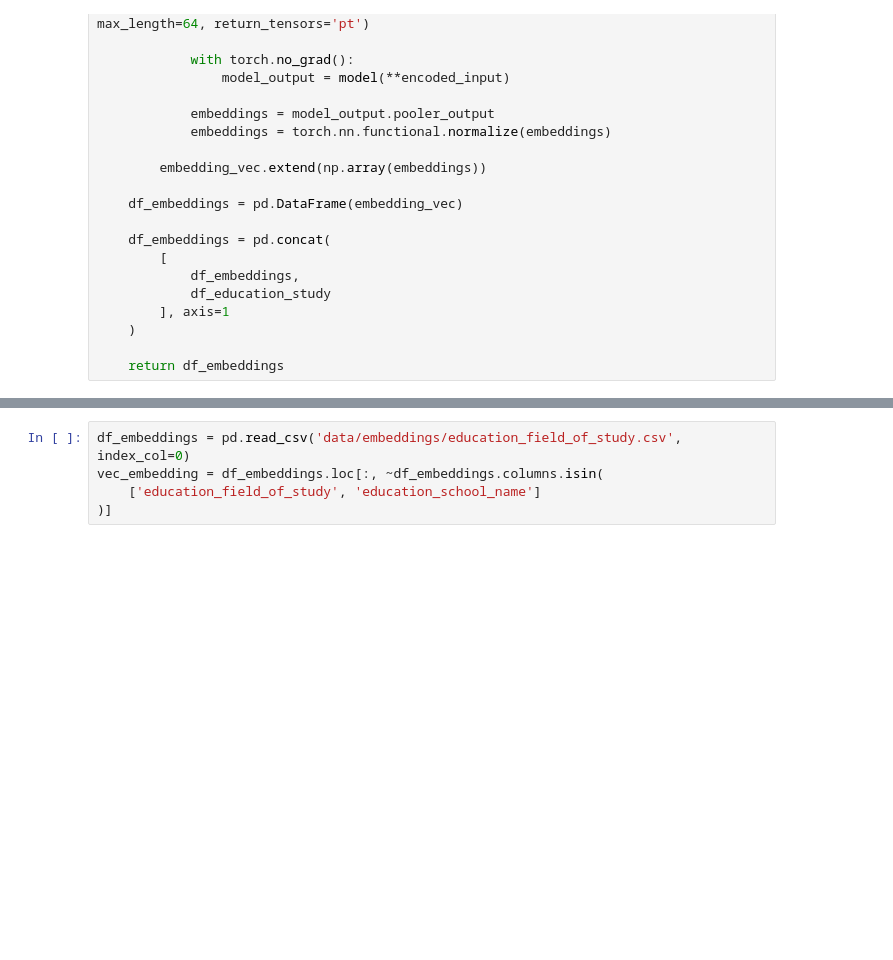
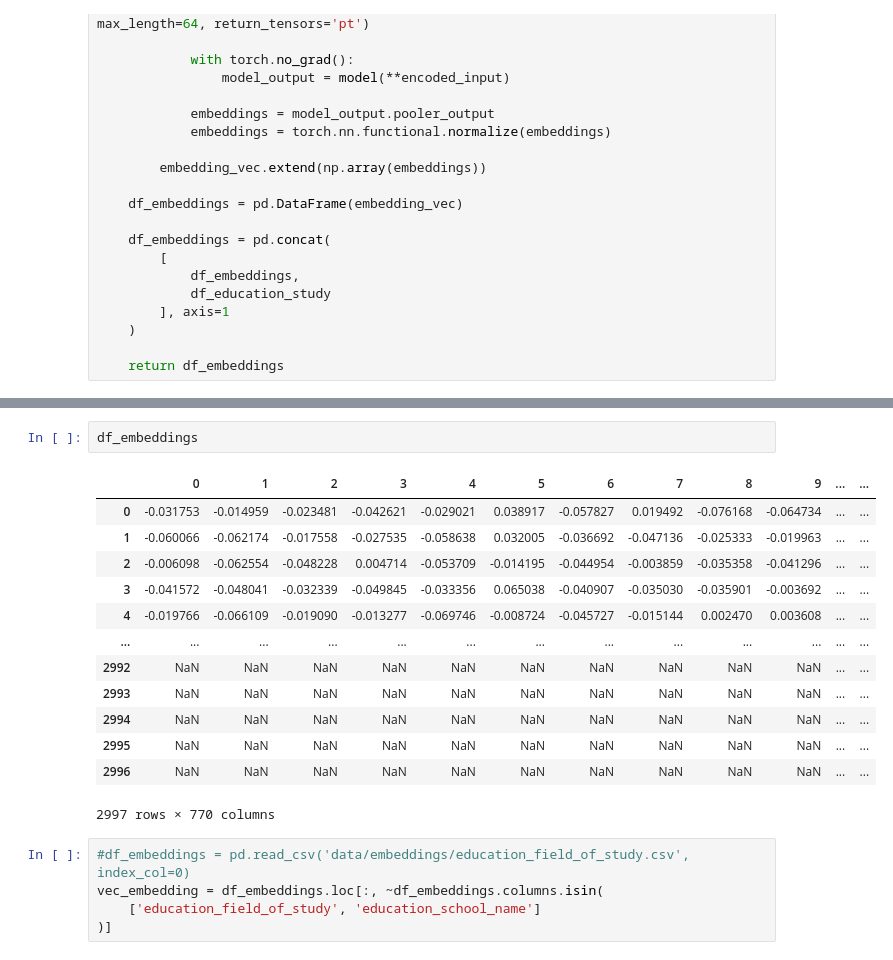
Before and after one commit to Intelligent-Systems-Phystech/2022-Project-vc, a Jupyter notebook: code/data-create_embeddings.ipynb, the cells around one changed output, grey strips where cells are left out. Drawn from its saved outputs; the diff is of its cells as text; blank space fills up the shorter version.

```diff
--- a/code/data-create_embeddings.ipynb
+++ b/code/data-create_embeddings.ipynb
@@ -66,5 +87,21 @@ df_embeddings.to_csv('data/embeddings/education_field_of_study.csv')
+# %%
+df_embeddings
+# %% [output]
+|  | 0 | 1 | 2 | 3 | 4 | 5 | 6 | 7 | 8 | 9 | ... | ... |
+| 0 | -0.031753 | -0.014959 | -0.023481 | -0.042621 | -0.029021 | 0.038917 | -0.057827 | 0.019492 | -0.076168 | -0.064734 | ... | ... |
+| 1 | -0.060066 | -0.062174 | -0.017558 | -0.027535 | -0.058638 | 0.032005 | -0.036692 | -0.047136 | -0.025333 | -0.019963 | ... | ... |
+| 2 | -0.006098 | -0.062554 | -0.048228 | 0.004714 | -0.053709 | -0.014195 | -0.044954 | -0.003859 | -0.035358 | -0.041296 | ... | ... |
+| 3 | -0.041572 | -0.048041 | -0.032339 | -0.049845 | -0.033356 | 0.065038 | -0.040907 | -0.035030 | -0.035901 | -0.003692 | ... | ... |
+| 4 | -0.019766 | -0.066109 | -0.019090 | -0.013277 | -0.069746 | -0.008724 | -0.045727 | -0.015144 | 0.002470 | 0.003608 | ... | ... |
+| ... | ... | ... | ... | ... | ... | ... | ... | ... | ... | ... | ... | ... |
+| 2992 | NaN | NaN | NaN | NaN | NaN | NaN | NaN | NaN | NaN | NaN | ... | ... |
+| 2993 | NaN | NaN | NaN | NaN | NaN | NaN | NaN | NaN | NaN | NaN | ... | ... |
+| 2994 | NaN | NaN | NaN | NaN | NaN | NaN | NaN | NaN | NaN | NaN | ... | ... |
+| 2995 | NaN | NaN | NaN | NaN | NaN | NaN | NaN | NaN | NaN | NaN | ... | ... |
+| 2996 | NaN | NaN | NaN | NaN | NaN | NaN | NaN | NaN | NaN | NaN | ... | ... |
+2997 rows × 770 columns
 # %%
-df_embeddings = pd.read_csv('data/embeddings/education_field_of_study.csv', index_col=0)
+#df_embeddings = pd.read_csv('data/embeddings/education_field_of_study.csv', index_col=0)
 vec_embedding = df_embeddings.loc[:, ~df_embeddings.columns.isin(
     ['education_field_of_study', 'education_school_name']
 )]
```
Also changed, not shown: parts of 4 cells of this notebook, 3 other files.
